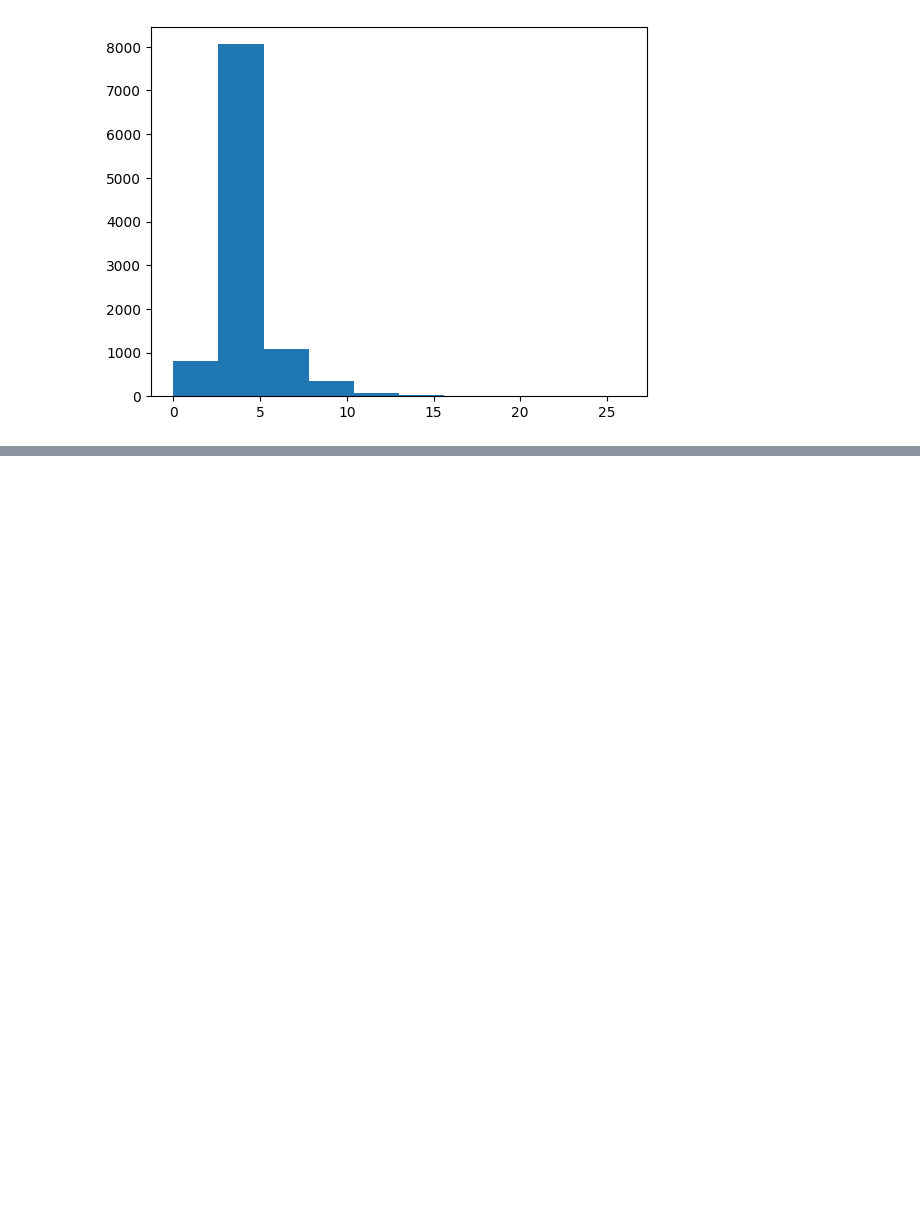
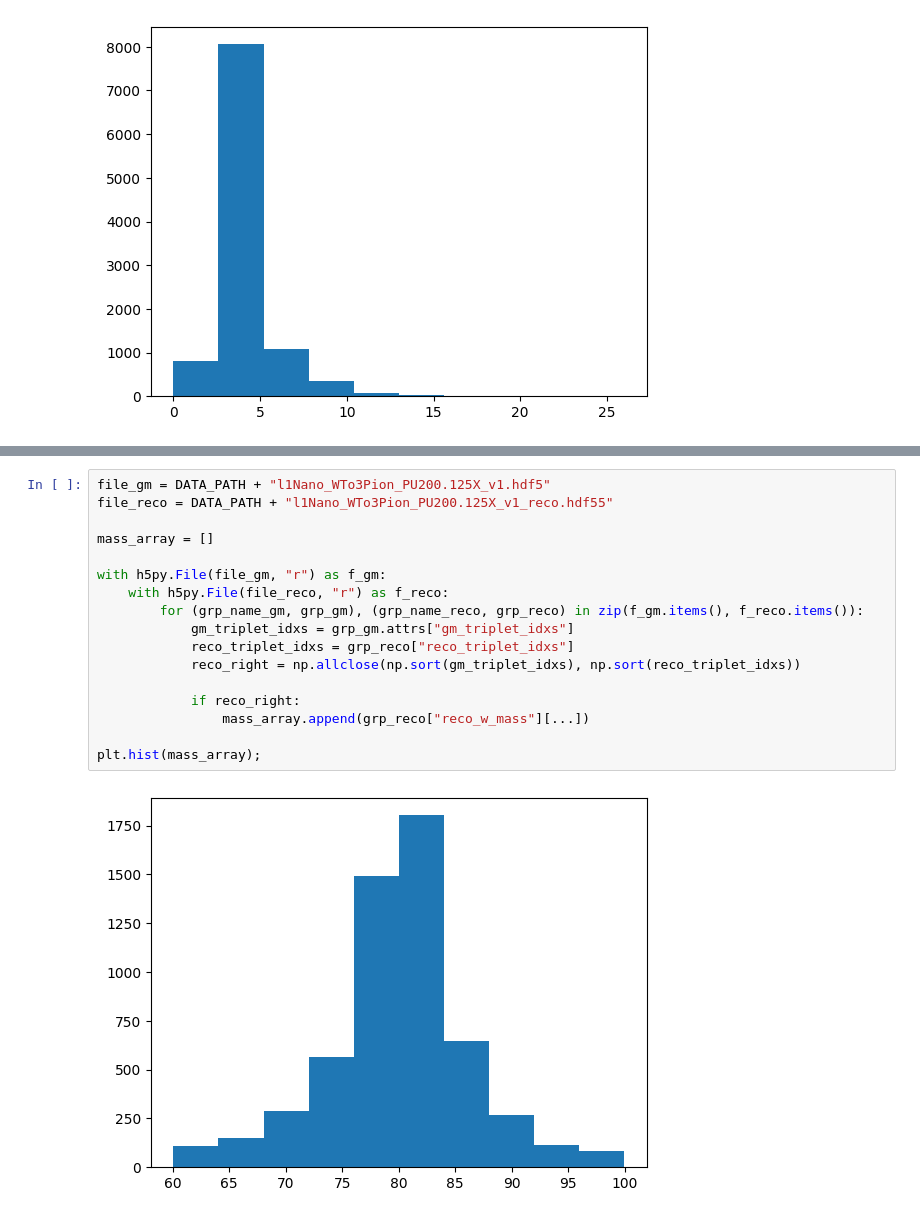
Before and after one commit to GiovanniZago/W3Pi-selection-algorithm, a Jupyter notebook: data-processing/playground.ipynb, the cells around one changed output, grey strips where cells are left out. Drawn from its saved outputs; the diff is of its cells as text; blank space fills up the shorter version.

```diff
--- a/data-processing/playground.ipynb
+++ b/data-processing/playground.ipynb
@@ -70,3 +132,22 @@ print(counter)
+# %%
+file_gm = DATA_PATH + "l1Nano_WTo3Pion_PU200.125X_v1.hdf5"
+file_reco = DATA_PATH + "l1Nano_WTo3Pion_PU200.125X_v1_reco.hdf55"
+
+mass_array = []
+
+with h5py.File(file_gm, "r") as f_gm:
+    with h5py.File(file_reco, "r") as f_reco:
+        for (grp_name_gm, grp_gm), (grp_name_reco, grp_reco) in zip(f_gm.items(), f_reco.items()):
+            gm_triplet_idxs = grp_gm.attrs["gm_triplet_idxs"]
+            reco_triplet_idxs = grp_reco["reco_triplet_idxs"]
+            reco_right = np.allclose(np.sort(gm_triplet_idxs), np.sort(reco_triplet_idxs))
+
+            if reco_right:
+                mass_array.append(grp_reco["reco_w_mass"][...])
+
+plt.hist(mass_array);
+# %% [output]
+[figure, added]
 # %%
 file = DATA_PATH + "l1Nano_WTo3Pion_PU200_reco_v2.hdf5"
 
```
Also changed, not shown: parts of 7 cells of this notebook, 9 other files.
